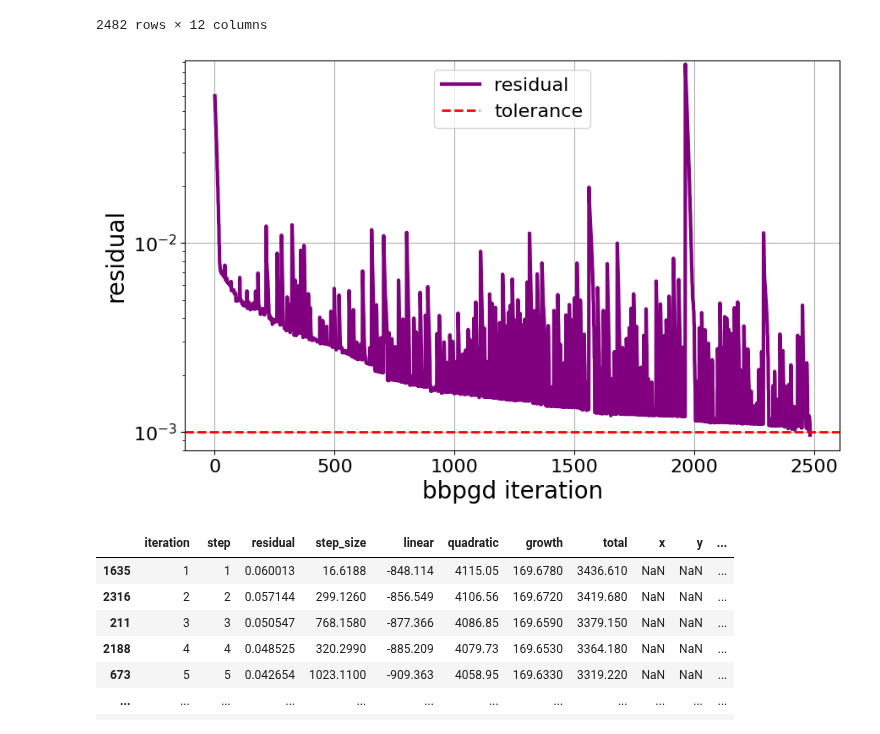
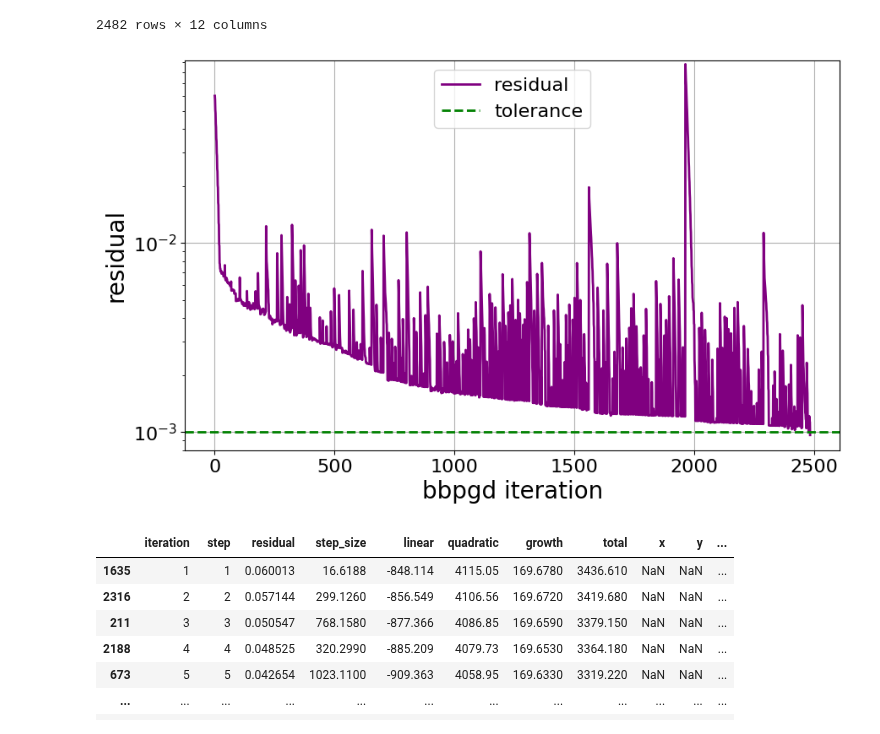
Before and after one commit to ManuelLerchner/ProliferatingCellCollectives-IDP, a Jupyter notebook: analysis/plot_bbgdp.ipynb, the cells around one changed output. Drawn from its saved outputs; the diff is of its cells as text; code cells hidden in the pictures.

```diff
--- a/analysis/plot_bbgdp.ipynb
+++ b/analysis/plot_bbgdp.ipynb
@@ -39,7 +39,7 @@ def makeplot(data, x, y, xlabel=None, ylabel=None, outname=None, variable="densi
     outname = outname or f"{y}_vs_{x}.png"
 
     sns.lineplot(data, x=x,                 y=y,
-                 ax=ax, **kwargs, lw=3, ms=10, color="purple", palette=("purple",), legend=True, label=y)
+                 ax=ax, **kwargs, lw=2, ms=10, color="purple", palette=("purple",), legend=True, label=y)
 
     if xscale:
         ax.set_xscale(xscale)
@@ -60,21 +60,21 @@ def makeplot(data, x, y, xlabel=None, ylabel=None, outname=None, variable="densi
 # %%
 fig = makeplot(bbpgd_data, x='step', y='residual',
                xlabel='bbpgd iteration',
 
                       ylabel='residual', outname='bbpgd_residual.png')
 # fig.axes[0].legend({'Total Energy': 'blue'}, fontsize=16)
 fig.axes[0].set_ylim(8e-4, None)
 fig.axes[0].set_yscale('log')
 
 
-fig.axes[0].axhline(y=tolerance, color='red', linestyle='--',
+fig.axes[0].axhline(y=tolerance, color='green', linestyle='--',
                     label='tolerance', linewidth=2)
 
 
 fig.axes[0].legend(fontsize=16, loc='upper center')
 fig.savefig('bbpgd_residual.png', dpi=300, bbox_inches="tight")
 # %% [output]
-[figure, old version]
+[figure, new version]
 # %%
 bbpgd_data
 # %% [output]
```
Also changed, not shown: 20 other files.
